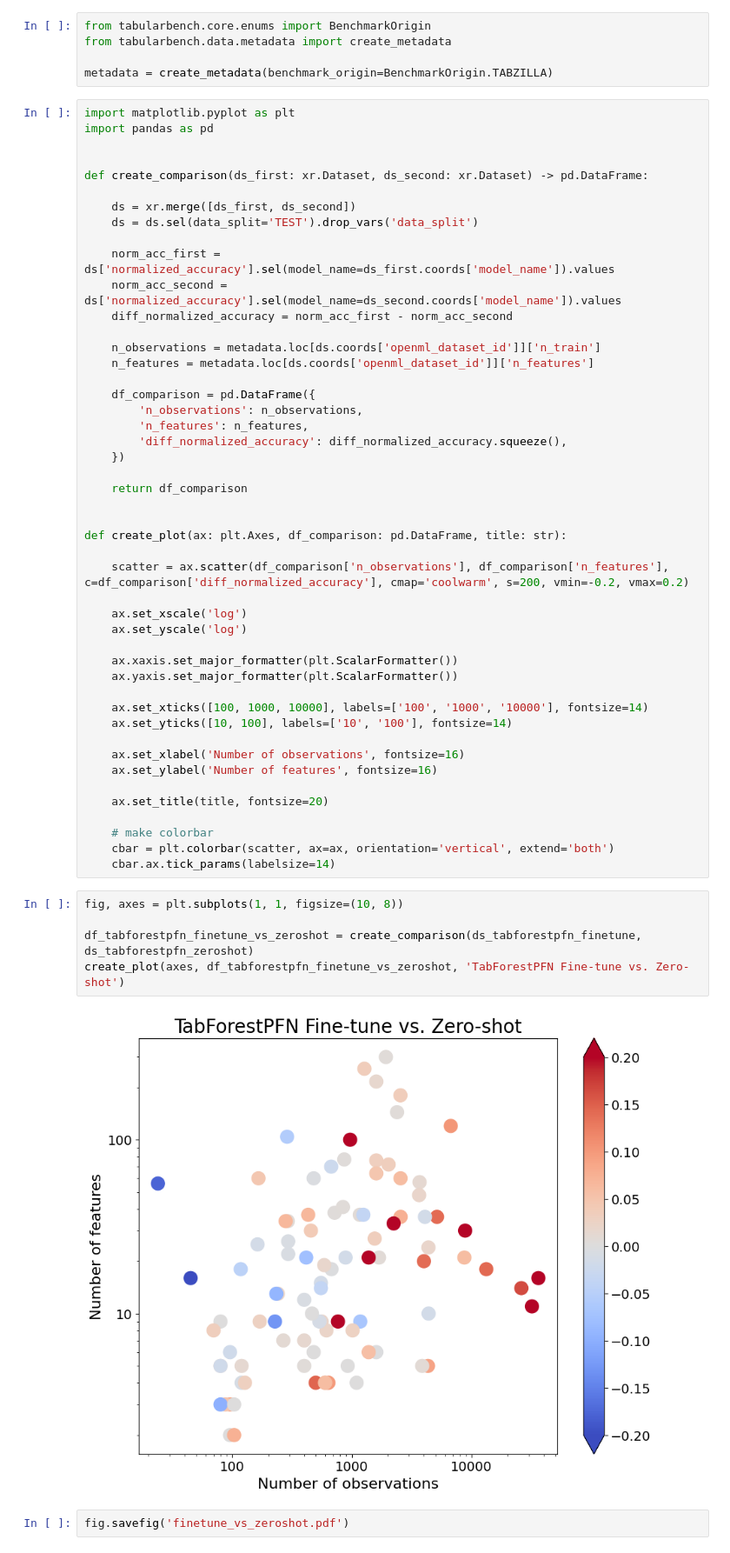
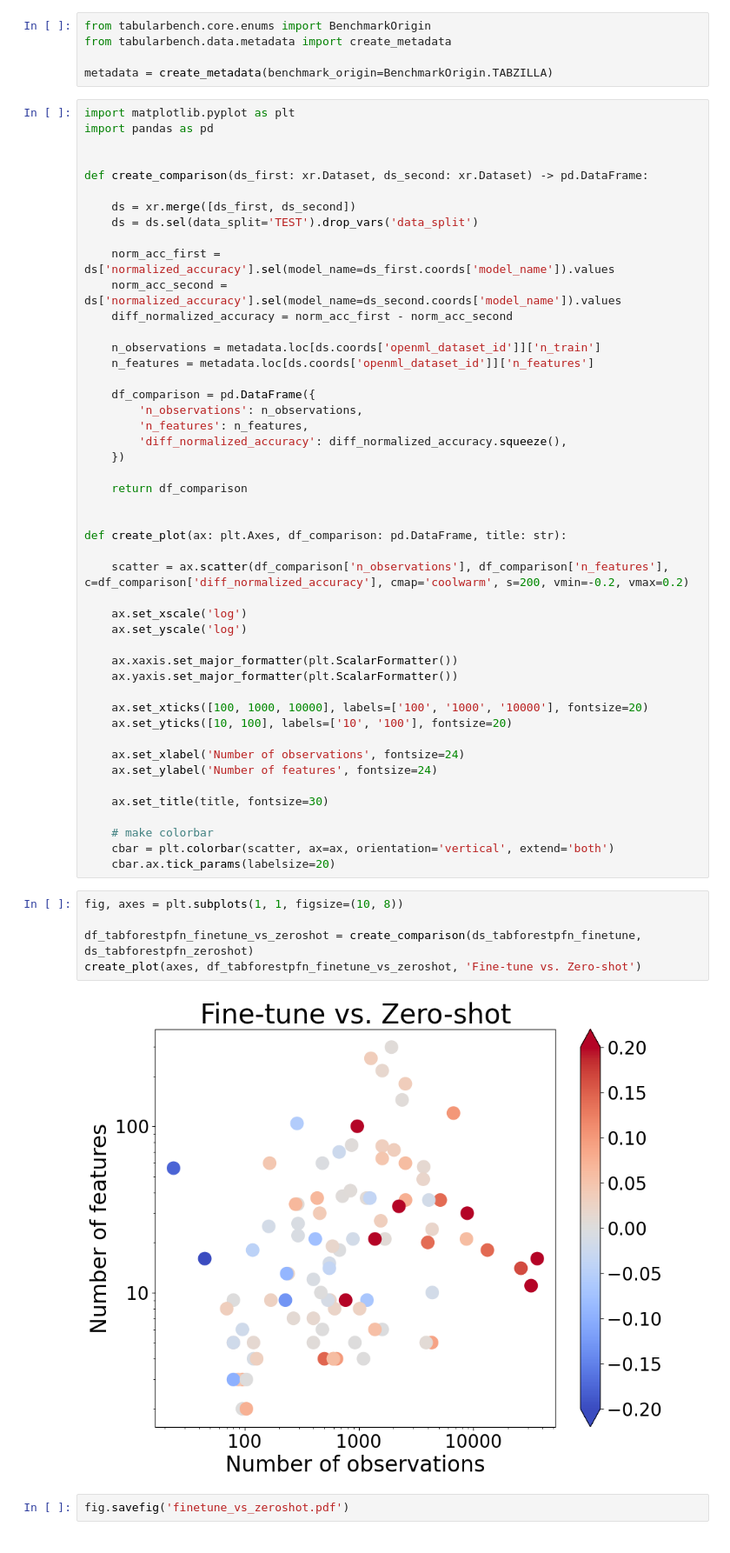
Before and after one commit to FelixdenBreejen/TabForestPFN, a Jupyter notebook: notebooks/analysis_comparison.ipynb, the cells around one changed output. Shown at 87% size. Saved outputs shown, nothing was run; the diff lists cells and outputs as text.

```diff
--- a/notebooks/analysis_comparison.ipynb
+++ b/notebooks/analysis_comparison.ipynb
@@ -87,24 +87,24 @@ def create_plot(ax: plt.Axes, df_comparison: pd.DataFrame, title: str):
     ax.xaxis.set_major_formatter(plt.ScalarFormatter())
     ax.yaxis.set_major_formatter(plt.ScalarFormatter())
 
-    ax.set_xticks([100, 1000, 10000], labels=['100', '1000', '10000'], fontsize=14)
-    ax.set_yticks([10, 100], labels=['10', '100'], fontsize=14)
+    ax.set_xticks([100, 1000, 10000], labels=['100', '1000', '10000'], fontsize=20)
+    ax.set_yticks([10, 100], labels=['10', '100'], fontsize=20)
 
-    ax.set_xlabel('Number of observations', fontsize=16)
-    ax.set_ylabel('Number of features', fontsize=16)
+    ax.set_xlabel('Number of observations', fontsize=24)
+    ax.set_ylabel('Number of features', fontsize=24)
 
-    ax.set_title(title, fontsize=20)
+    ax.set_title(title, fontsize=30)
 
     # make colorbar
     cbar = plt.colorbar(scatter, ax=ax, orientation='vertical', extend='both')
-    cbar.ax.tick_params(labelsize=14)
+    cbar.ax.tick_params(labelsize=20)
 # %%
 fig, axes = plt.subplots(1, 1, figsize=(10, 8))
 
 df_tabforestpfn_finetune_vs_zeroshot = create_comparison(ds_tabforestpfn_finetune, ds_tabforestpfn_zeroshot)
-create_plot(axes, df_tabforestpfn_finetune_vs_zeroshot, 'TabForestPFN Fine-tune vs. Zero-shot')
+create_plot(axes, df_tabforestpfn_finetune_vs_zeroshot, 'Fine-tune vs. Zero-shot')
 # %% [output]
-[figure, old version]
+[figure, new version]
 # %%
 fig.savefig('finetune_vs_zeroshot.pdf')
 # %%
```
Also changed, not shown: parts of 2 cells of this notebook, 2 other files.
